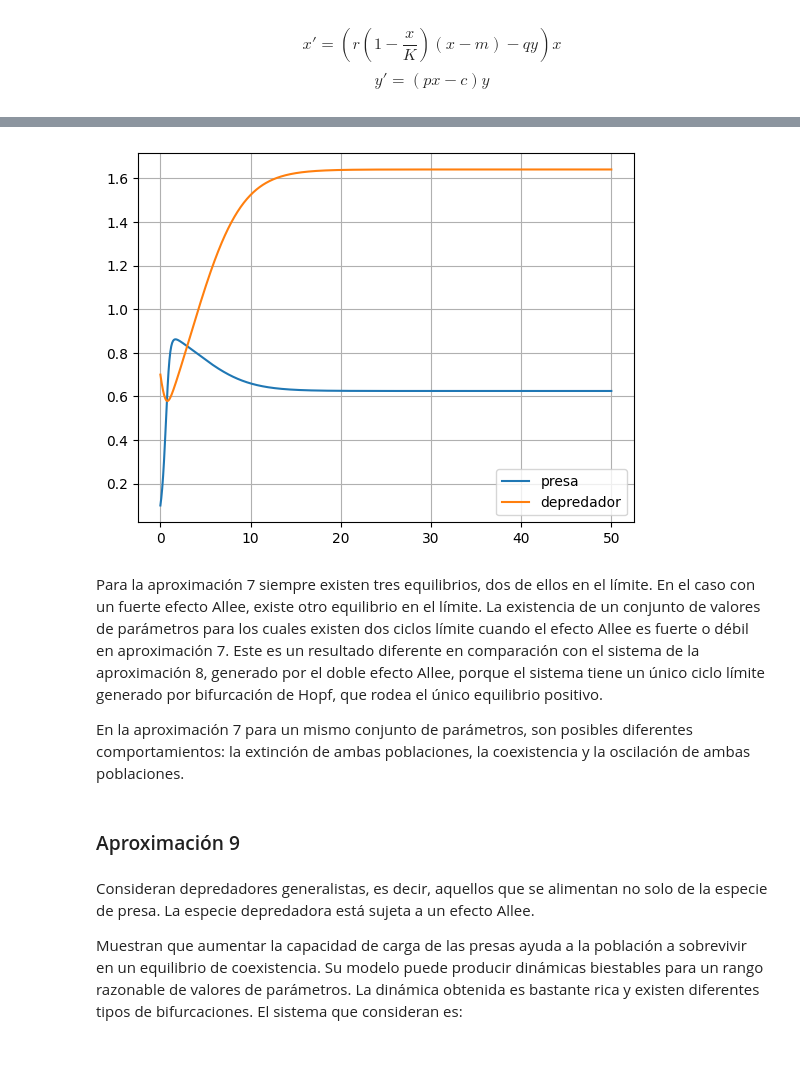
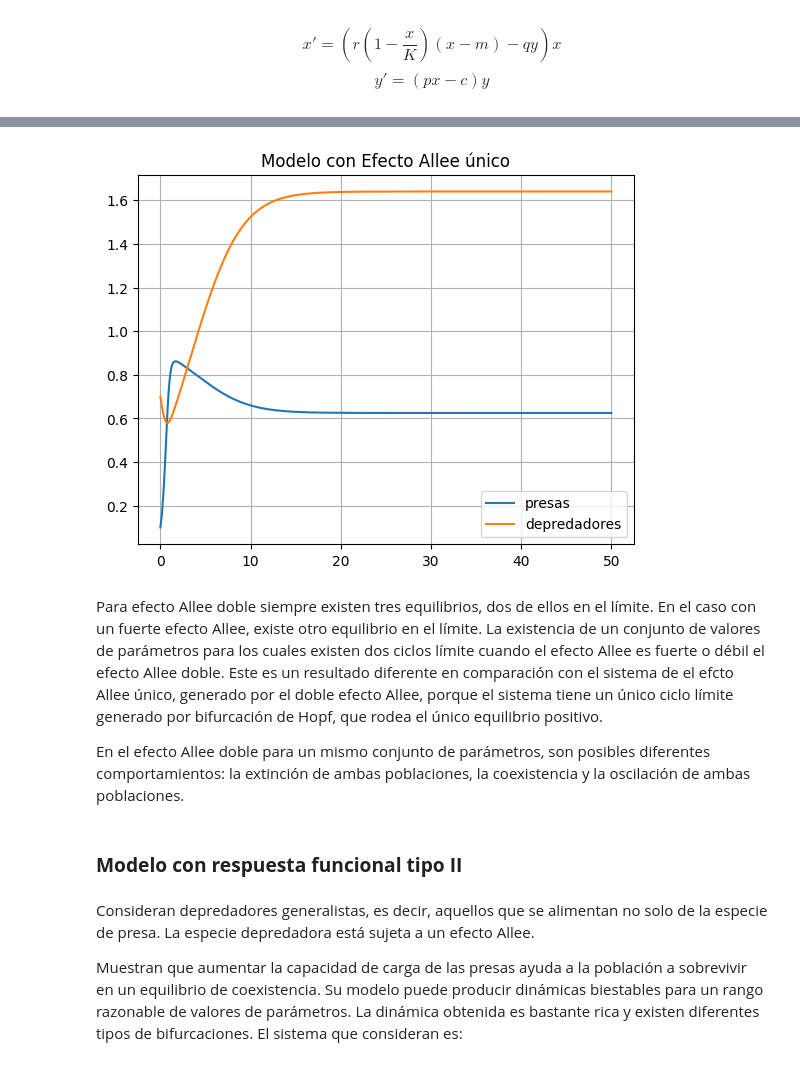
Before and after one commit to Juanjruizr26/Tarea4_MSI, a Jupyter notebook: tarea4.ipynb, the cells around one changed output, grey strips where cells are left out. Drawn from its saved outputs; the diff is of its cells as text; code cells hidden in the pictures.

```diff
--- a/tarea4.ipynb
+++ b/tarea4.ipynb
@@ -127,0 +124,19 @@ m<0
+# %%
+def f(x, t):
+    r = 0.2
+    k = 50
+    m = 0.5
+    dxdt =  r*(1-x/k) * (x-m)*x
+    return dxdt
+
+u0 = 3
+a = 0
+b = 5
+n = 20
+
+t, u = runge_kutta4a(u0, a, b, n)
+plt.plot(t, u, label='población')
+plt.title('Efecto Allee Débil')
+plt.grid()
+plt.legend()
+plt.show()
@@ -386,53 +385,37 @@ $$y' = (px-c)y$$
 # %%
 def f(t, u):
     x, y = u
     r = 2
     n = 2
     k = 1
     m = -2
     q = 1.2
     p = 0.8
     c = 0.5
     dxdt = (r *(1 - x/k) * (x-m)-q*y)*x
     dydt = (p*x-c)*y
     return np.array([dxdt, dydt])
 
-def runge_kutta4(u0, a, b, n):
-    t = np.linspace(a, b, n)
-    h = (b - a) / (n - 1)
-    u = np.zeros((n, 2))
-    u[0] = u0
-
-    for i in range(1, n):
-        k1 = h * f(t[i - 1], u[i - 1])
-        k2 = h * f(t[i - 1] + 0.5 * h, u[i - 1] + 0.5 * k1)
-        k3 = h * f(t[i - 1] + 0.5 * h, u[i - 1] + 0.5 * k2)
-        k4 = h * f(t[i - 1] + h, u[i - 1] + k3)
-        u[i] = u[i - 1] + (1 / 6) * (k1 + 2 * k2 + 2 * k3 + k4)
-
-    x_values, y_values = u[:, 0], u[:, 1]
-    plt.plot(t, x_values, label='presa')
-    plt.plot(t, y_values, label='depredador')
-    plt.grid()
-    plt.legend()
-    plt.show()
-
-    return t, u
-
 u0 = np.array([0.1, 0.7])
 a = 0
 b = 50
 n = 1000
 
 t, u = runge_kutta4(u0, a, b, n)
+plt.plot(t, u[:,0], label='presas')
+plt.plot(t, u[:,1], label='depredadores')
+plt.title('Modelo con Efecto Allee único')
+plt.grid()
+plt.legend()
+plt.show()
 # %% [output]
-[figure, old version]
+[figure, new version]
 # %% [markdown]
-Para la aproximación 7 siempre existen tres equilibrios, dos de ellos en el límite. En el caso con un fuerte efecto Allee, existe otro equilibrio en el límite. La existencia de un conjunto de valores de parámetros para los cuales existen dos ciclos límite cuando el efecto Allee es fuerte o débil en aproximación 7. Este es un resultado diferente en comparación con el sistema de la aproximación 8, generado por el doble efecto Allee, porque el sistema tiene un único ciclo límite generado por bifurcación de Hopf, que rodea el único equilibrio positivo.
+Para efecto Allee doble siempre existen tres equilibrios, dos de ellos en el límite. En el caso con un fuerte efecto Allee, existe otro equilibrio en el límite. La existencia de un conjunto de valores de parámetros para los cuales existen dos ciclos límite cuando el efecto Allee es fuerte o débil el efecto Allee doble. Este es un resultado diferente en comparación con el sistema de el efcto Allee único, generado por el doble efecto Allee, porque el sistema tiene un único ciclo límite generado por bifurcación de Hopf, que rodea el único equilibrio positivo.
 
-En la aproximación 7 para un mismo conjunto de parámetros, son posibles diferentes comportamientos: la extinción de ambas poblaciones, la coexistencia y la oscilación de ambas poblaciones.
+En el efecto Allee doble para un mismo conjunto de parámetros, son posibles diferentes comportamientos: la extinción de ambas poblaciones, la coexistencia y la oscilación de ambas poblaciones.
-# %% [markdown]
-### Aproximación 9
+# %% [markdown]
+### **Modelo con respuesta funcional tipo II**
 # %% [markdown]
 Consideran depredadores generalistas, es decir, aquellos que se alimentan no solo de la especie de presa. La especie depredadora está sujeta a un efecto Allee.
 
```
Also changed, not shown: parts of 78 cells of this notebook.
